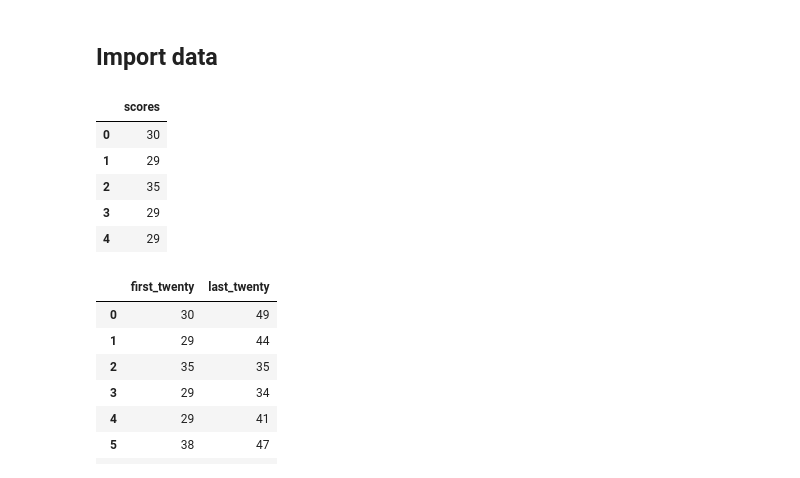
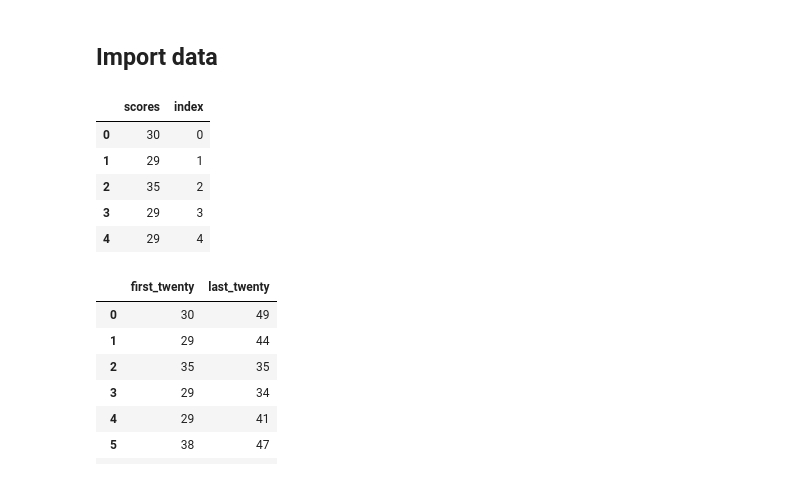
Before and after one commit to Unizomby/portfolio, a Jupyter notebook: projects/T-test_hypothesis_test_examples.ipynb, the cells around one changed output. Drawn from its saved outputs; the diff is of its cells as text; code cells hidden in the pictures.

```diff
--- a/projects/T-test_hypothesis_test_examples.ipynb
+++ b/projects/T-test_hypothesis_test_examples.ipynb
@@ -30,14 +30,15 @@ import seaborn as sns
 # %%
 # Data
 df = pd.read_excel('my_data.xlsx')
+df['index'] = df.index
 df.head()
 # %% [output]
-|  | scores |
-| 0 | 30 |
-| 1 | 29 |
-| 2 | 35 |
-| 3 | 29 |
-| 4 | 29 |
+|  | scores | index |
+| 0 | 30 | 0 |
+| 1 | 29 | 1 |
+| 2 | 35 | 2 |
+| 3 | 29 | 3 |
+| 4 | 29 | 4 |
 # %%
 # Isolate the last twenty and the to last twenty
 last_twenty = df['scores'].iloc[-20:]
```
Also changed, not shown: parts of 3 cells of this notebook, 5 other files.
